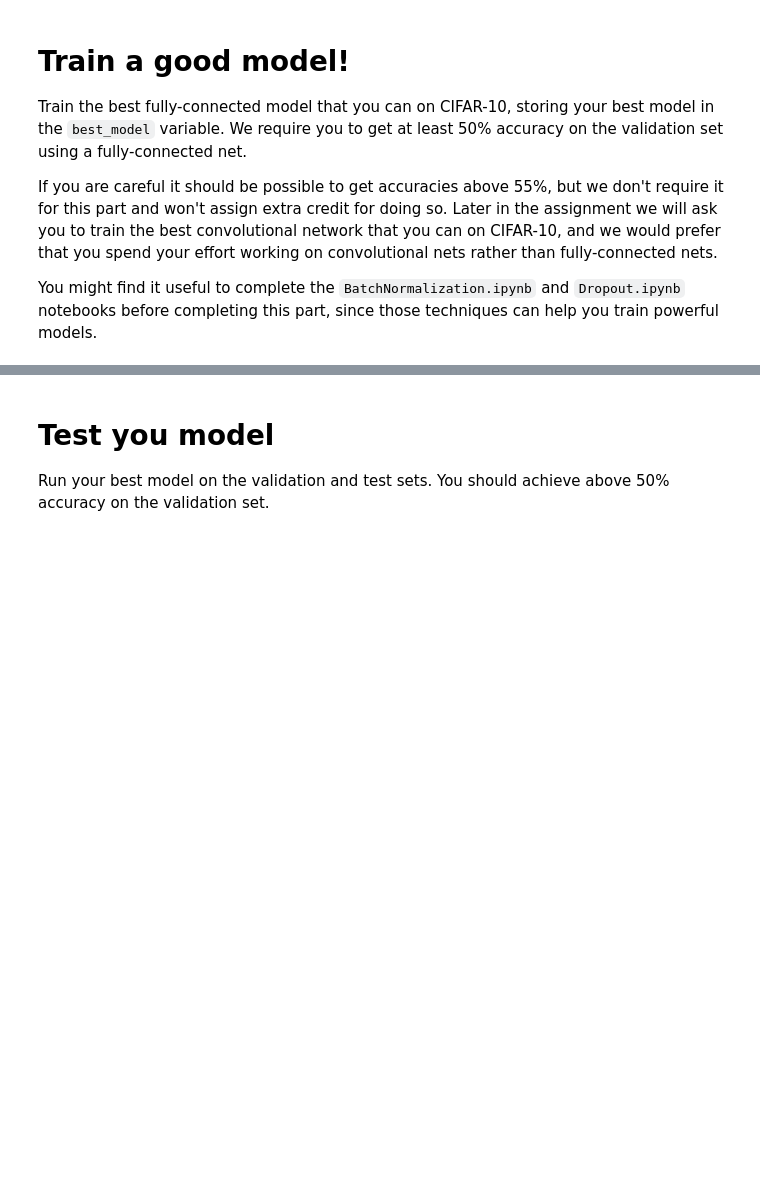
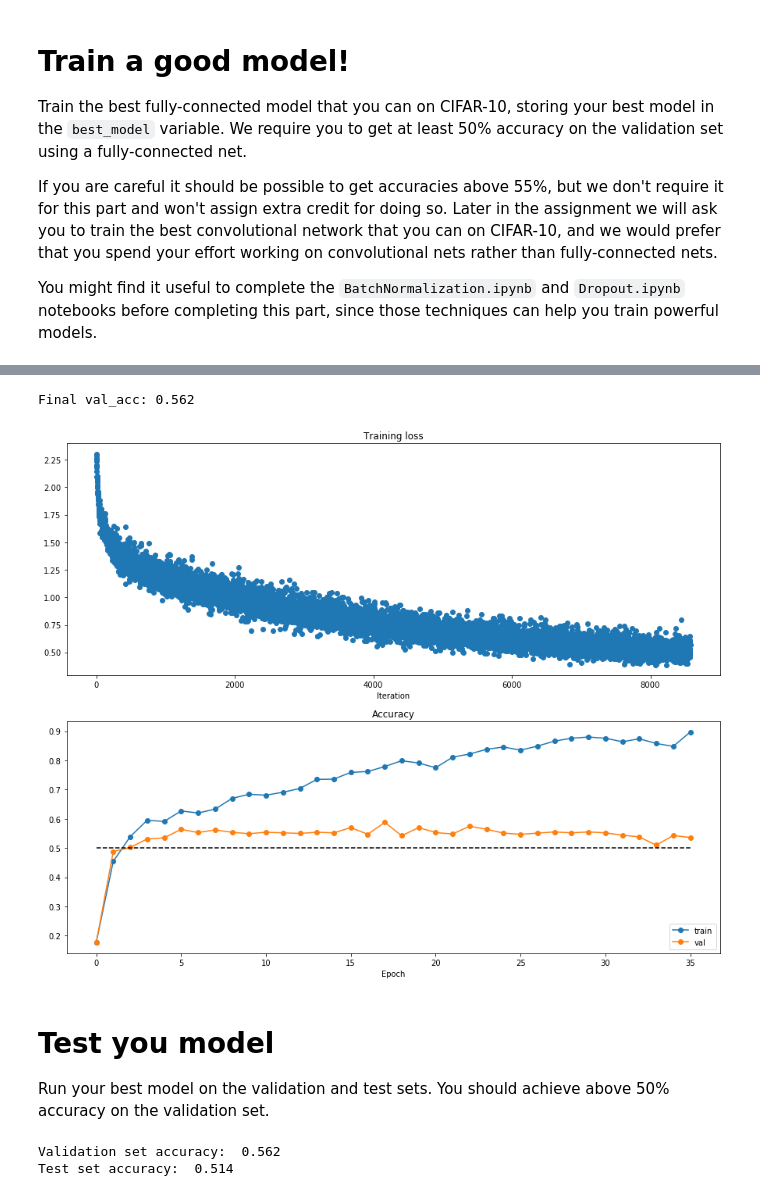
Before and after one commit to zubenkoivan/machine-learning, a Jupyter notebook: cs231n/assignment2/FullyConnectedNets.ipynb, the cells around one changed output, grey strips where cells are left out. Drawn from its saved outputs; the diff is of its cells as text; code cells hidden in the pictures; blank space fills up the shorter version.

Commit message:
best fc net

```diff
--- a/cs231n/assignment2/FullyConnectedNets.ipynb
+++ b/cs231n/assignment2/FullyConnectedNets.ipynb
@@ -791,3 +907,46 @@ pass
+# %%
+h_dims = [200, 100]
+dropout = 0
+lr_decay = 1.0
+w_scale = 0.0026262030380153592
+reg = 5.198890249236353e-05
+lr = 0.0013345335397506866
+solver_params = {
+    'update_rule': 'adam',
+    'optim_config': {},
+    'batch_size': 200,
+    'num_epochs': 35,
+    'lr_decay': lr_decay
+}
+model = FullyConnectedNet(dtype=np.float64, hidden_dims=h_dims,
+                          dropout=dropout, use_batchnorm=True,
+                          weight_scale=w_scale, reg=reg)
+solver_params['optim_config']['learning_rate'] = lr
+solver = Solver(model, data, verbose=False, **solver_params)
+solver.train()
+
+val_acc = solver.check_accuracy(data['X_val'], data['y_val'])
+print('Final val_acc:', val_acc)
+
+best_model = solver.model
+
+plt.subplot(2, 1, 1)
+plt.title('Training loss')
+plt.plot(solver.loss_history, 'o')
+plt.xlabel('Iteration')
+
+plt.subplot(2, 1, 2)
+plt.title('Accuracy')
+plt.plot(solver.train_acc_history, '-o', label='train')
+plt.plot(solver.val_acc_history, '-o', label='val')
+plt.plot([0.5] * len(solver.val_acc_history), 'k--')
+plt.xlabel('Epoch')
+plt.legend(loc='lower right')
+plt.gcf().set_size_inches(15, 12)
+plt.show()
+# %% [output]
+Final val_acc: 0.562
+[figure, added]
 # %% [markdown]
 # Test you model
 Run your best model on the validation and test sets. You should achieve above 50% accuracy on the validation set.
@@ -796,3 +955,6 @@ y_test_pred = np.argmax(best_model.loss(data['X_test']), axis=1)
 y_val_pred = np.argmax(best_model.loss(data['X_val']), axis=1)
 print('Validation set accuracy: ', (y_val_pred == data['y_val']).mean())
 print('Test set accuracy: ', (y_test_pred == data['y_test']).mean())
+# %% [output]
+Validation set accuracy:  0.562
+Test set accuracy:  0.514
```
Also changed, not shown: parts of 5 cells of this notebook.
